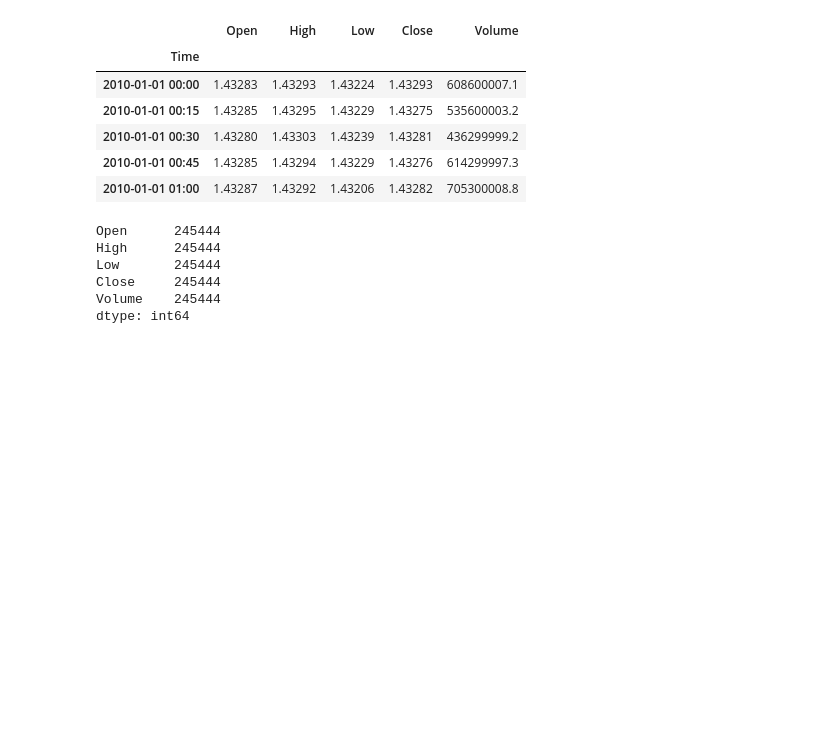
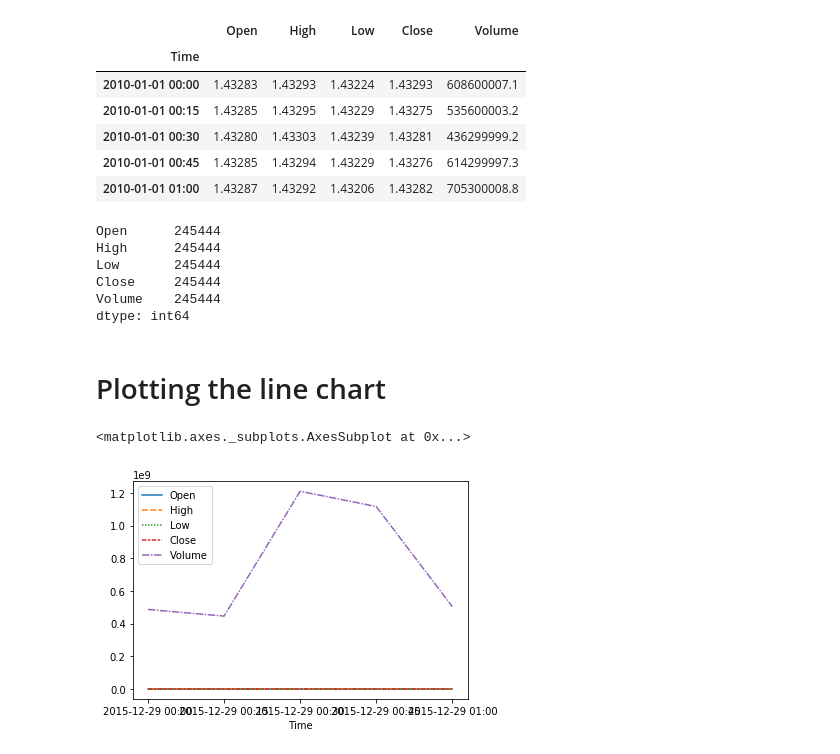
Before and after one commit to i-m-chandra/Data_Science_Projects, a Jupyter notebook: eurusd_project/eurusd_price_forecast.ipynb, the cells around one changed output. Cells and saved outputs as stored; diff of their text form; code cells hidden in the pictures; blank space fills up the shorter version.

```diff
--- a/eurusd_project/eurusd_price_forecast.ipynb
+++ b/eurusd_project/eurusd_price_forecast.ipynb
@@ -69,7 +69,7 @@ dtype: int64
 # %% [markdown]
 ### Reading Sample Data
 # %%
-sa_data=pd.read_csv("/home/imchandra/Desktop/Github_files/First_Repo/eurusd_project/eurusd_data/EURUSD_15m_BID_sample.csv")
+sa_data=pd.read_csv("/home/imchandra/Desktop/Github_files/Data_Science_Projects/eurusd_project/eurusd_data/EURUSD_15m_BID_sample.csv")
 # %%
 sa_data.head()
 # %% [output]
@@ -131,3 +131,10 @@ Low       245444
 Close     245444
 Volume    245444
 dtype: int64
+# %% [markdown]
+# Plotting the line chart
+# %%
+sns.lineplot(data=sa_data.head())
+# %% [output]
+<matplotlib.axes._subplots.AxesSubplot at 0x...>
+[figure, added]
```
Also changed, not shown: parts of 6 cells of this notebook.
